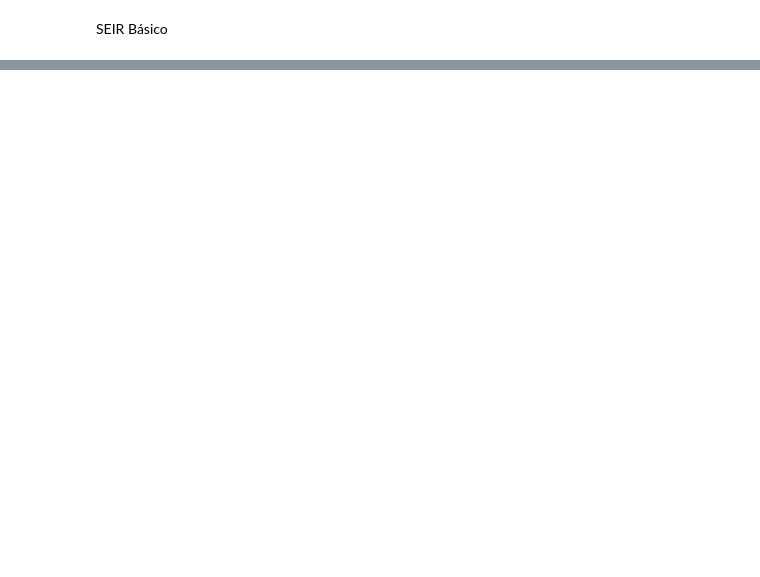
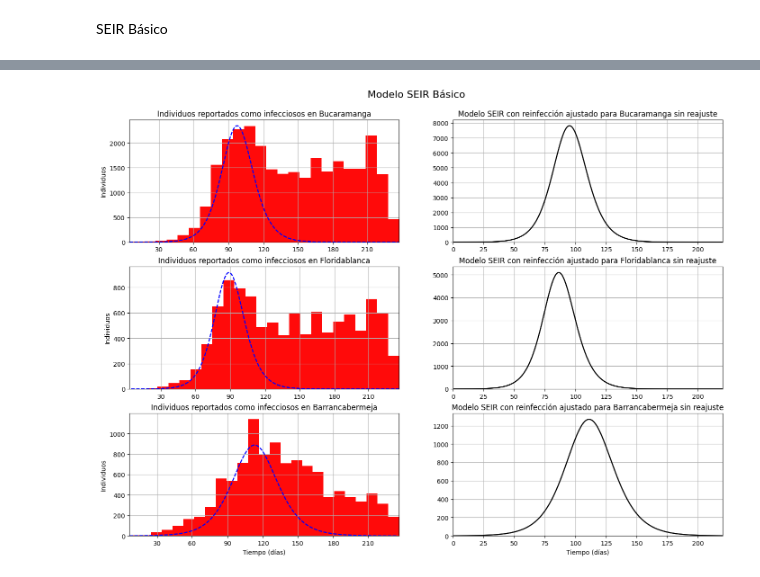
Before and after one commit to SergioPachonDotor/Proyectos_MAIBM, a Jupyter notebook: Proyecto_2/proyecto_2_resultados.ipynb, the cells around one changed output, grey strips where cells are left out. Saved outputs shown, nothing was run; the diff lists cells and outputs as text; code cells hidden in the pictures; blank space fills up the shorter version.

```diff
--- a/Proyecto_2/proyecto_2_resultados.ipynb
+++ b/Proyecto_2/proyecto_2_resultados.ipynb
@@ -69,2 +92,95 @@ def seir_reinfeccion(z, t):
 # %% [markdown]
 SEIR Básico
+# %%
+fig, ax = plt.subplots(3, 2 ,figsize=(17, 12))
+for city in [0, 1, 2]:
+    for column_ in [0, 1]:
+        # Load Data
+        city_indx = city
+        ciudades = ['Bucaramanga', 'Floridablanca', 'Barrancabermeja']
+        df = pd.read_csv(f'Casos_positivos_de_COVID-19_en_Colombia_{ciudades[city_indx]}.csv')
+        df['fecha reporte web']= pd.to_datetime(df['fecha reporte web']).sort_values().to_list()
+        df['Fecha de notificación']= pd.to_datetime(df['Fecha de notificación']).sort_values().to_list()
+        df['Fecha de recuperación']= pd.to_datetime(df['Fecha de recuperación']).sort_values().to_list()
+        df['Fecha de inicio de síntomas'] = pd.to_datetime(df['Fecha de inicio de síntomas']).sort_values().to_list()
+        df['Fecha de diagnóstico'] = pd.to_datetime(df['Fecha de diagnóstico']).sort_values().to_list()
+        indx_timestamp = [21, 8, 8]
+
+        # Set Parameters
+        poblaciones = [581130, 316200, 191704]
+        promedio_recuperacion = np.mean(df['Fecha de recuperación'] - df['Fecha de inicio de síntomas']).days
+        beta_array = [0.0327, 0.0316, 0.032593]
+
+        β = beta_array[city_indx]   # 1/días
+        α = 1/7                     # 1/días
+        γ = 1/promedio_recuperacion # 1/días
+        ε = 1/(30*24)               # 1/días
+        R_0 = β/γ
+
+        # Valores iniciales
+        S0 = poblaciones[city_indx]
+        N  = S0 # población de Bucaramanga
+        E0 = 0
+        I0 = 1
+        R0 = 0
+        C0 = np.array([S0, E0, I0, R0])
+
+        # Simulation Time
+        dt = 0.01
+        tmax = (df['Fecha de inicio de síntomas'].max() - df['Fecha de inicio de síntomas'][indx_timestamp[city_indx]]).days*24 # días * 24 = horas
+        steps = int(tmax/dt)
+        t = np.linspace(0,tmax, steps)
+
+        # Simulación
+        sol = odeint(seir_basico, C0 ,t)
+        sol_S = sol[:,0]
+        sol_E = sol[:,1]
+        sol_I = sol[:,2]
+        sol_R = sol[:,3]
+
+        # Plot
+        # data_for_stuff = df.groupby('Fecha de inicio de síntomas').count()
+        # data_fixed = data_for_stuff['Fecha de recuperación'].to_numpy()
+        #
+        dias = len(df['Fecha de inicio de síntomas'].unique().tolist())
+        ax[city, 0].hist(df['Fecha de inicio de síntomas'], bins=30, color='red', alpha=0.8, label='Infectados reportados')
+
+        # lab
+        labels = [item*30 for item in range(1, len(ax[city, 0].get_xticklabels()) + 1)];
+        ax[city, 0].set_xticklabels(labels);
+
+        # Plot
+        factor = 4.413e5
+        t_mod = np.linspace(factor, factor + tmax, steps)
+        prob_array = [0.7, 0.82, 0.3]
+        ax[city, 0].plot(t_mod/24, (sol_I - (sol_I*prob_array[city_indx])), label='Modelo', color='blue', ls='--')
+        ax[city, 1].plot(t/24, sol_I, label='Modelo', color='black', ls='-')
+
+        # Grid
+        ax[city, column_].grid(True)
+
+        # Limits
+        ax[city, 0].set_xlim(df['Fecha de inicio de síntomas'][indx_timestamp[city_indx]], df['Fecha de inicio de síntomas'].max())
+        ax[city, 1].set_xlim(0, 220)
+        ax[city, 1].set_ylim(0)
+
+        # Labeling
+        ax[city, 0].set_title(f'Individuos reportados como infecciosos en {ciudades[city_indx]}')
+        ax[city, 1].set_title(f'Modelo SEIR con reinfección ajustado para {ciudades[city_indx]} sin reajuste')
+
+    print('\n')
+    print('-' * 100)
+    print(f'Ciudad: {ciudades[city]}')
+    print(f'β = {β}')
+    print(f'γ = {γ}')
+    print(f'R_0 = {R_0}')
+
+
+ax[0, 0].set_ylabel('Individuos')
+ax[1, 0].set_ylabel('Individuos')
+ax[2, 0].set_ylabel('Individuos')
+ax[2, 0].set_xlabel('Tiempo (días)')
+ax[2, 1].set_xlabel('Tiempo (días)')
+
+fig.suptitle(f'Modelo SEIR Básico', fontsize=16, y=0.935)
+# %% [output]
@@ -71,3 +203,4 @@ SEIR Básico
+[figure, added]
 # %%
 fig, ax = plt.subplots(3, 2 ,figsize=(17, 12))
 for city in [0, 1, 2]:
```
Also changed, not shown: parts of 9 cells of this notebook, 1 other file.
